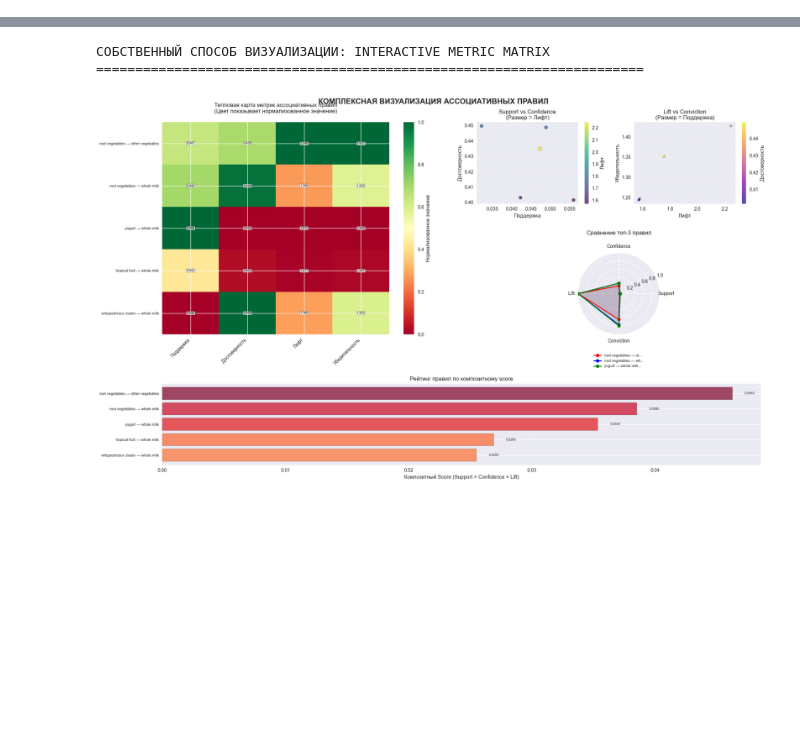
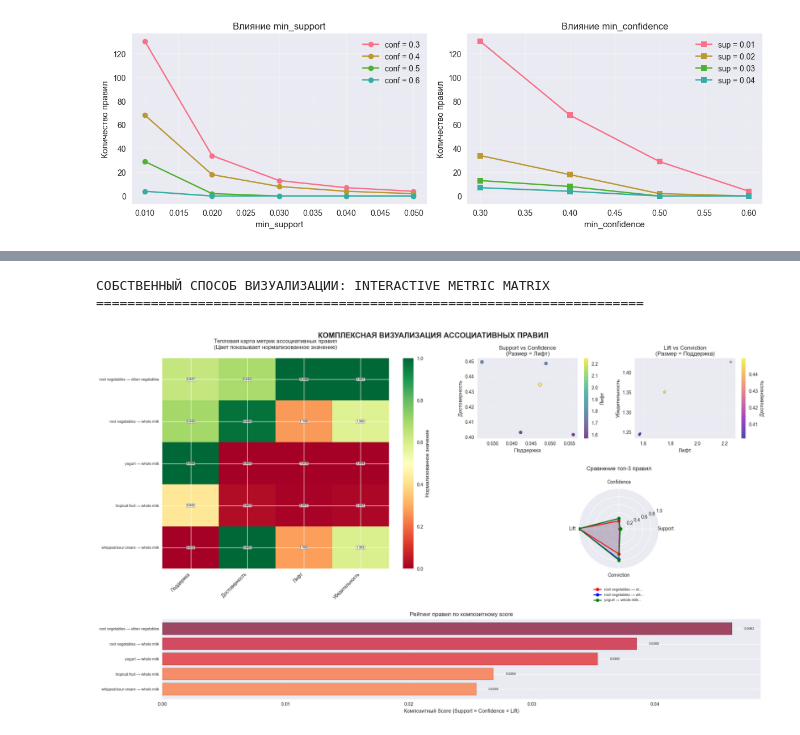
Before and after one commit to UglyGod46/machine_learn, a Jupyter notebook: lab2/main.ipynb, the cells around one changed output, grey strips where cells are left out. Drawn from its saved outputs; the diff is of its cells as text; code cells hidden in the pictures; blank space fills up the shorter version.

```diff
--- a/lab2/main.ipynb
+++ b/lab2/main.ipynb
@@ -192,11 +158,6 @@ np_data = [[elem for elem in row[1:] if isinstance(elem,str)] for row in np_data
 # %%
-unique_items = set()
-for row in np_data:
-    for elem in row:
-        unique_items.add(elem)
-print(f"Уникальных товаров: {len(unique_items)}")
-print(unique_items)
+from mlxtend.preprocessing import TransactionEncoder
 
 te = TransactionEncoder()
-te_ary = te.fit(np_data).transform(np_data)
+te_ary = te.fit(transactions).transform(transactions)
 data = pd.DataFrame(te_ary, columns=te.columns_)
@@ -552,0 +164,70 @@ KeyboardInterrupt:
+# %%
+from mlxtend.frequent_patterns import apriori, association_rules
+import pandas as pd
+import matplotlib.pyplot as plt
+
+min_support = 0.03
+min_confidence = 0.4
+
+frequent_itemsets = apriori(data, min_support=min_support, use_colnames=True)
+frequent_itemsets['length'] = frequent_itemsets['itemsets'].apply(len)
+
+print(f"Частых itemsets: {len(frequent_itemsets)} (длина ≥2: {frequent_itemsets['length'].ge(2).sum()})")
+
+rules = association_rules(frequent_itemsets, metric="confidence", min_threshold=min_confidence)
+rules = rules.sort_values("lift", ascending=False).reset_index(drop=True)
+
+rules["antecedents"] = rules["antecedents"].apply(lambda x: ', '.join(list(x)))
+rules["consequents"] = rules["consequents"].apply(lambda x: ', '.join(list(x)))
+
+print(f"Ассоциативных правил: {len(rules)}\n")
+print("Топ-10 правил по lift:")
+display(rules[["antecedents", "consequents", "support", "confidence", "lift"]].round(4).head(10))
+
+useful = rules[rules["lift"] > 2.0]
+print(f"\nПолезных правил (lift > 2.0): {len(useful)}")
+display(useful[["antecedents", "consequents", "confidence", "lift"]].head(8))
+
+trivial = rules[rules["lift"] < 1.3]
+print(f"\nТривиальных правил (lift < 1.3): {len(trivial)}")
+display(trivial[["antecedents", "consequents", "confidence", "lift"]].head(5))
+
+supports = [0.01, 0.02, 0.03, 0.04, 0.05]
+confidences = [0.3, 0.4, 0.5, 0.6]
+results = []
+
+for s in supports:
+    freq = apriori(data, min_support=s, use_colnames=True)
+    for c in confidences:
+        r = association_rules(freq, metric="confidence", min_threshold=c)
+        results.append({"support": s, "confidence": c, "rules": len(r)})
+
+exp = pd.DataFrame(results)
+table = exp.pivot(index="support", columns="confidence", values="rules")
+
+print("\nКоличество правил при разных параметрах:")
+display(table)
+
+plt.figure(figsize=(12, 4))
+
+plt.subplot(1, 2, 1)
+for c in confidences:
+    plt.plot(supports, table[c], marker='o', label=f'conf = {c}')
+plt.xlabel("min_support")
+plt.ylabel("Количество правил")
+plt.title("Влияние min_support")
+plt.legend()
+plt.grid(alpha=0.3)
+
+plt.subplot(1, 2, 2)
+for s in supports[:4]:
+    plt.plot(confidences, exp[exp["support"] == s]["rules"], marker='s', label=f'sup = {s}')
+plt.xlabel("min_confidence")
+plt.ylabel("Количество правил")
+plt.title("Влияние min_confidence")
+plt.legend()
+plt.grid(alpha=0.3)
+
+plt.tight_layout()
+plt.show()
+# %% [output]
@@ -552,0 +262 @@ KeyboardInterrupt:
+[figure, added]
```
Also changed, not shown: parts of 35 cells of this notebook.
